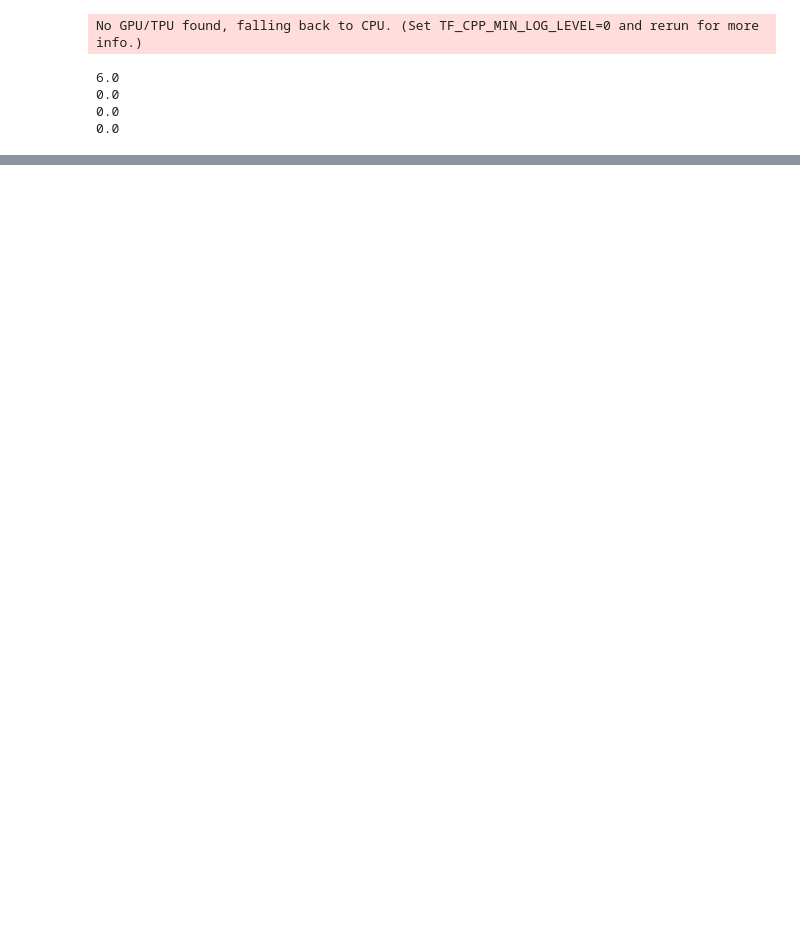
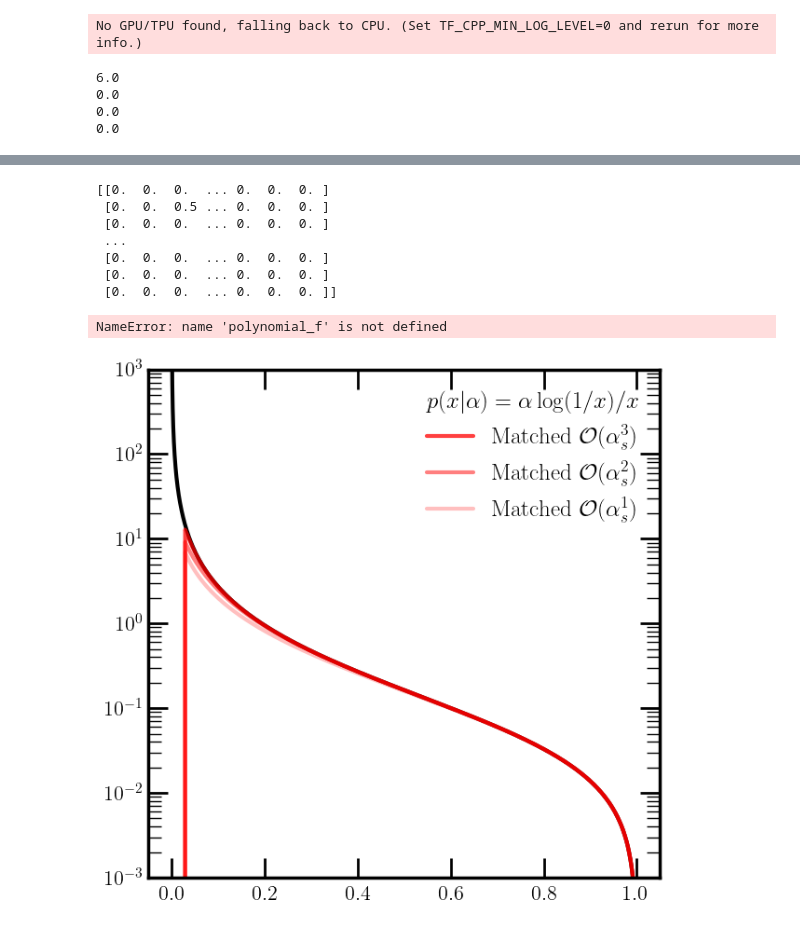
Before and after one commit to rikab/RDF, a Jupyter notebook: jax/initialization.ipynb, the cells around one changed output, grey strips where cells are left out. Saved outputs shown, nothing was run; the diff lists cells and outputs as text; code cells hidden in the pictures; blank space fills up the shorter version.

```diff
--- a/jax/initialization.ipynb
+++ b/jax/initialization.ipynb
@@ -296,10 +195,10 @@ alpha = 0.118
 
 x = jnp.linspace(0, 1, 10000)
 t = t_from_x(x)
-matched_coeffs = matching_coeffs(example_f, 4, 8)
+matched_coeffs = matching_coeffs(example_f, 3, 6)
 print(matched_coeffs)
 
-pdf = construct_pdf(polynomial_f)
+pdf = construct_pdf(polynomial)
 pdf = jax.vmap(pdf, in_axes=(0, None, None))
 
 fig, ax = newplot("full")
@@ -310,30 +209,40 @@ ax.plot(x, alpha * jnp.log(1/x) / x, color = 'black', ls = "-")
 
 
 
 # ax.plot(x, polynomial_f(t, alpha, coeffs) / x, label="Original", color = "black")
 # ax.plot(x, pdf(x, alpha, matched_coeffs[:4 + 1]), label=r"Matched $\mathcal{O}(\alpha_s^4)$", color = "red")
 ax.plot(x, pdf(x, alpha, matched_coeffs[:3 + 4]), label=r"Matched $\mathcal{O}(\alpha_s^3)$", color = "red", alpha = 0.75)
 ax.plot(x, pdf(x, alpha, matched_coeffs[:2 + 1]), label=r"Matched $\mathcal{O}(\alpha_s^2)$", color = "red", alpha = 0.5)
 ax.plot(x, pdf(x, alpha, matched_coeffs[:1 + 1]), label=r"Matched $\mathcal{O}(\alpha_s^1)$", color = "red", alpha = 0.25)
 
 
 
 
 plt.yscale("log")
 plt.ylim(1e-3, 1e3)
 
 plt.legend(title=r"$p(x|\alpha) =\alpha\log(1/x)/x$")
 
 
 # Plot the CDFs
 cdf = construct_cdf(polynomial_f)
 cdf = jax.vmap(cdf, in_axes=(0, None, None))
 
 fig, ax = newplot("full")
 # ax.plot(x, polynomial_f(t, alpha, integral_coeffs), label="Original", color = "black")
 ax.plot(x, cdf(x, alpha, matched_coeffs), label=r"Matched $\mathcal{O}(\alpha_s^3)$", color = "red")
 ax.plot(x, cdf(x, alpha, matched_coeffs[:-1]), label=r"Matched $\mathcal{O}(\alpha_s^2)$", color = "red", alpha = 0.5)
 ax.plot(x, cdf(x, alpha, matched_coeffs[:-2]), label=r"Matched $\mathcal{O}(\alpha_s^1)$", color = "red", alpha = 0.25)
 
 # ax.plot(x, 1- alpha * jnp.log(1/x) ** 2, color = 'black', ls = "-")
 ax.plot(x, jnp.exp( -alpha / 2 * jnp.log(1/x)**2), color = 'pink', ls = "--")
+# %% [output]
+[[0.  0.  0.  ... 0.  0.  0. ]
+ [0.  0.  0.5 ... 0.  0.  0. ]
+ [0.  0.  0.  ... 0.  0.  0. ]
+ ...
+ [0.  0.  0.  ... 0.  0.  0. ]
+ [0.  0.  0.  ... 0.  0.  0. ]
+ [0.  0.  0.  ... 0.  0.  0. ]]
+NameError: name 'polynomial_f' is not defined
+[figure, added]
```
Also changed, not shown: parts of 7 cells of this notebook, 1 other file.
